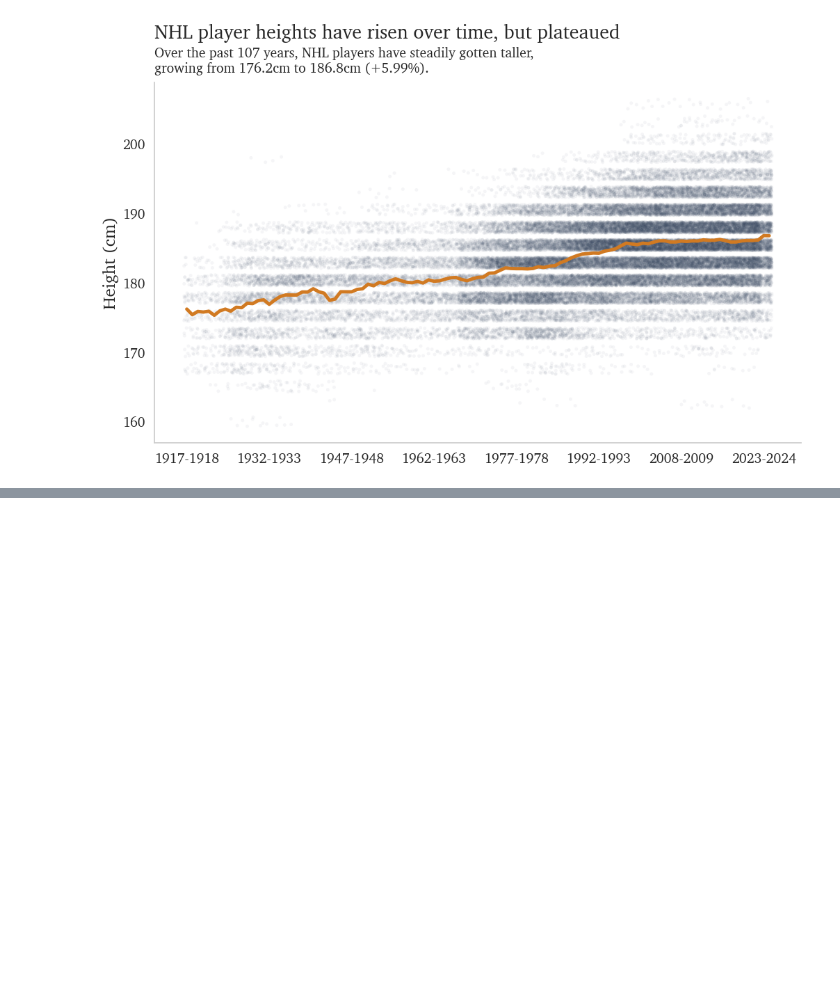
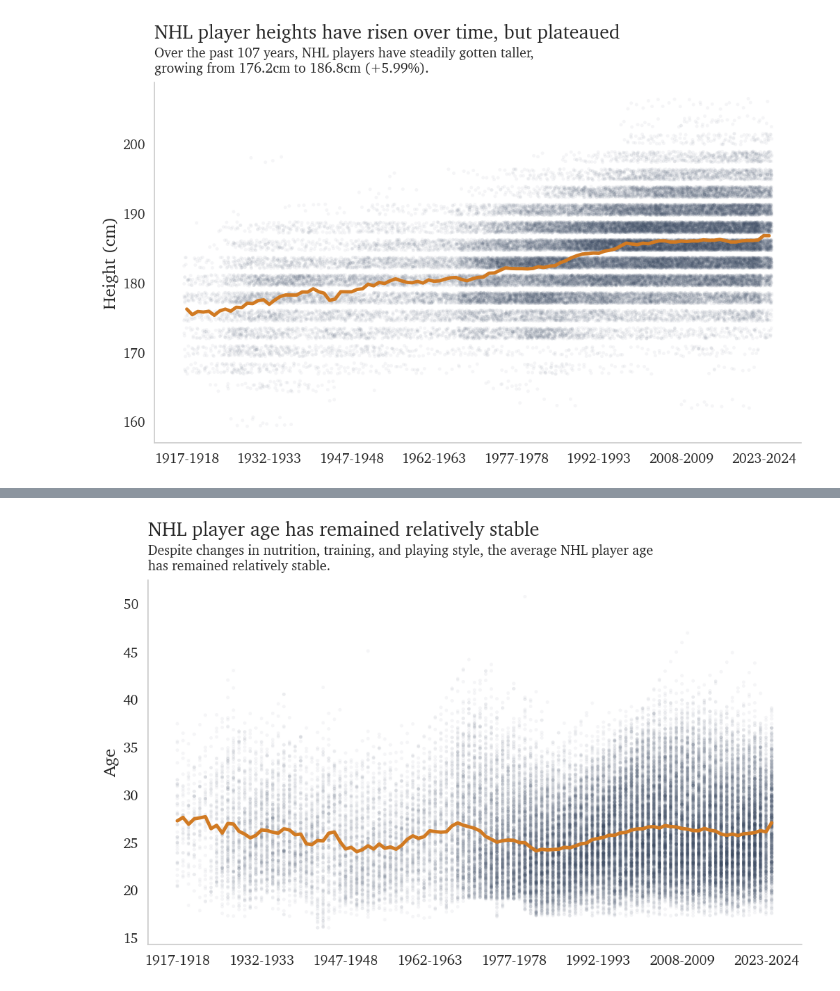
Before and after one commit to dwiwad/hockey_site, a Jupyter notebook: scripts/nhl-player-demographics/Demographics_Notebook.ipynb, the cells around one changed output, grey strips where cells are left out. Cells and saved outputs as stored; diff of their text form; code cells hidden in the pictures; blank space fills up the shorter version.

```diff
--- a/scripts/nhl-player-demographics/Demographics_Notebook.ipynb
+++ b/scripts/nhl-player-demographics/Demographics_Notebook.ipynb
@@ -569,0 +565,96 @@ plt.show()
+# %%
+# Clean and calculate age
+age_df = roster[['season', 'birth_date']].dropna().copy()
+age_df['birth_date'] = pd.to_datetime(age_df['birth_date'])
+
+# Assume players are measured at January 1st of each season year
+age_df['reference_date'] = pd.to_datetime(age_df['season'].astype(str).str[:4] + '-01-01')
+age_df['age'] = (age_df['reference_date'] - age_df['birth_date']).dt.days / 365.25
+
+# Format season label and assign x-axis numeric positions
+age_df['season_label'] = age_df['season'].apply(split_and_hyphenate)
+season_labels = age_df['season_label'].unique()
+season_to_index = {label: i for i, label in enumerate(season_labels)}
+age_df['x_pos'] = age_df['season_label'].map(season_to_index)
+
+
+# Map seasons to numeric x values
+season_labels = age_df['season_label'].unique()
+season_to_index = {label: i for i, label in enumerate(season_labels)}
+age_df['x_pos'] = age_df['season_label'].map(season_to_index)
+
+# Compute average height by season
+avg_age = (
+    age_df.groupby('season_label')['age']
+    .mean()
+    .reset_index()
+)
+avg_age['x_pos'] = avg_age['season_label'].map(season_to_index)
+
+# PLOT
+fig, ax = plt.subplots(figsize=(12, 7))
+
+# Scatter: faded, jittered dots
+ax.scatter(
+    age_df['x_pos'],
+    age_df['age'],
+    alpha=0.05,
+    color='#3B4B64',
+    edgecolor='none',
+    s=12
+)
+
+# Line: average height per season
+sns.lineplot(
+    data=avg_age,
+    x="x_pos",
+    y="age",
+    color='#D17A22',
+    linewidth=3.5,
+    zorder=10
+)
+
+# Style
+sns.despine()
+ax.grid(False)
+
+# X-axis ticks and labels
+tick_indices = list(range(0, len(season_labels), 15))
+tick_labels = [season_labels[i] for i in tick_indices]
+ax.set_xticks(tick_indices)
+ax.set_xticklabels(tick_labels, rotation=0, fontsize=14)
+
+# Y-axis tick label styling
+ax.tick_params(axis='y', labelsize=14)
+
+# Axis labels
+ax.set_xlabel("")
+ax.set_ylabel("Age", fontsize=18)
+
+# Layout and title position
+left_x = ax.get_position().x0
+plt.subplots_adjust(top=0.85)
+
+# Title
+fig.suptitle(
+    "NHL player age has remained relatively stable",
+    fontsize=20,
+    weight='bold',
+    x=left_x,
+    ha='left',
+    y=0.97
+)
+
+# Subtitle
+fig.text(
+    left_x,
+    0.87,
+    "Despite changes in nutrition, training, and playing style, the average NHL player age\nhas remained relatively stable.",
+    fontsize=14,
+    ha='left'
+)
+
+# Show
+plt.show()
+# %% [output]
+[figure, added]
```
Also changed, not shown: parts of 7 cells of this notebook, 3 other files.
